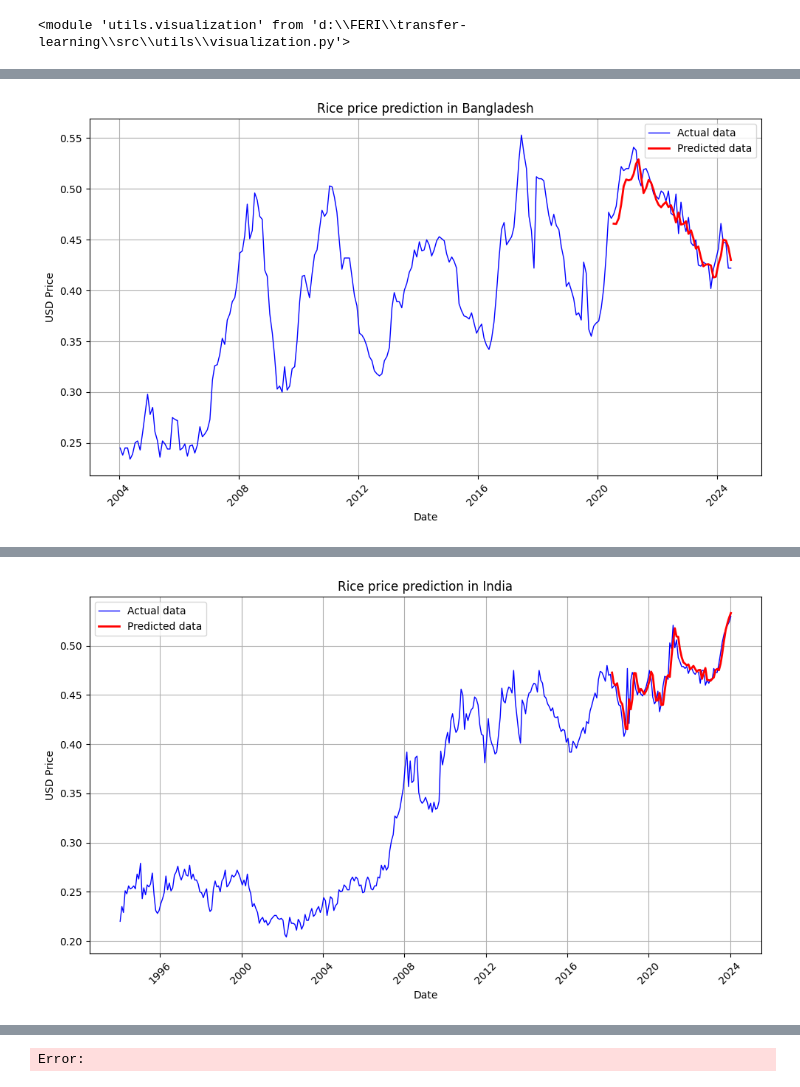
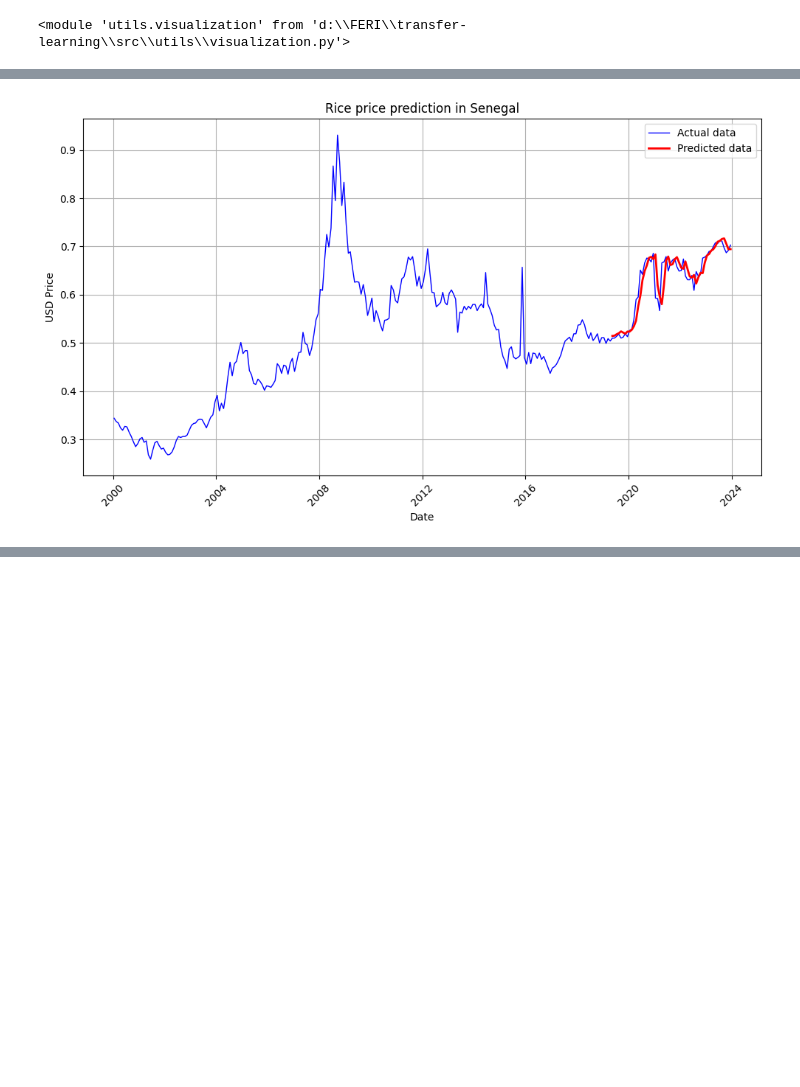
Before and after one commit to JanaJankovic/transfer-learning, a Jupyter notebook: src/model.ipynb, the cells around one changed output, grey strips where cells are left out. Drawn from its saved outputs; the diff is of its cells as text; code cells hidden in the pictures; blank space fills up the shorter version.

```diff
--- a/src/model.ipynb
+++ b/src/model.ipynb
@@ -32,7 +32,7 @@ param_grid = {
 
 results = []
 # %%
-for country in ['Senegal']:
+for country in ['Bangladesh', 'India', 'Indonesia', 'Nepal', 'Pakistan', 'Philipines', 'Senegal']:
     dataset_info = {
     'country': country,
     'commodity': commodity
@@ -65 +65 @@ WARNING:tensorflow:6 out of the last 11 calls to <function Model.make_predict_fu
-[figure, old version]
+[figure, new version]
@@ -68 +65,0 @@ WARNING:tensorflow:6 out of the last 11 calls to <function Model.make_predict_fu
-[figure, removed]
@@ -81,4 +66,3 @@ WARNING:tensorflow:6 out of the last 11 calls to <function Model.make_predict_fu
-Error:
 # %%
 with open(c.get_large_model_results(), 'w') as f:
     json.dump(results, f, indent=4)
```
Also changed, not shown: parts of 2 cells of this notebook, 8 other files.
